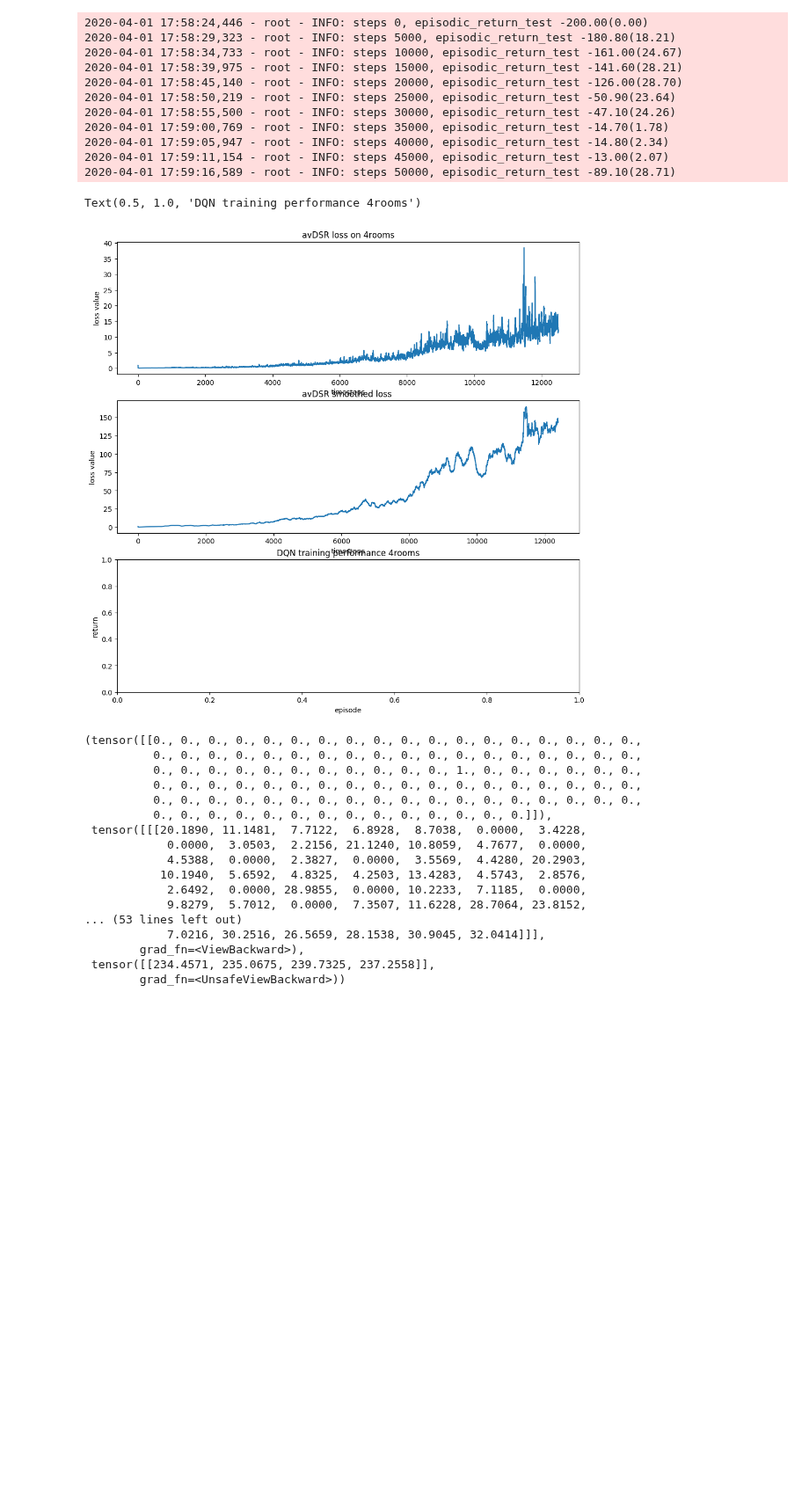
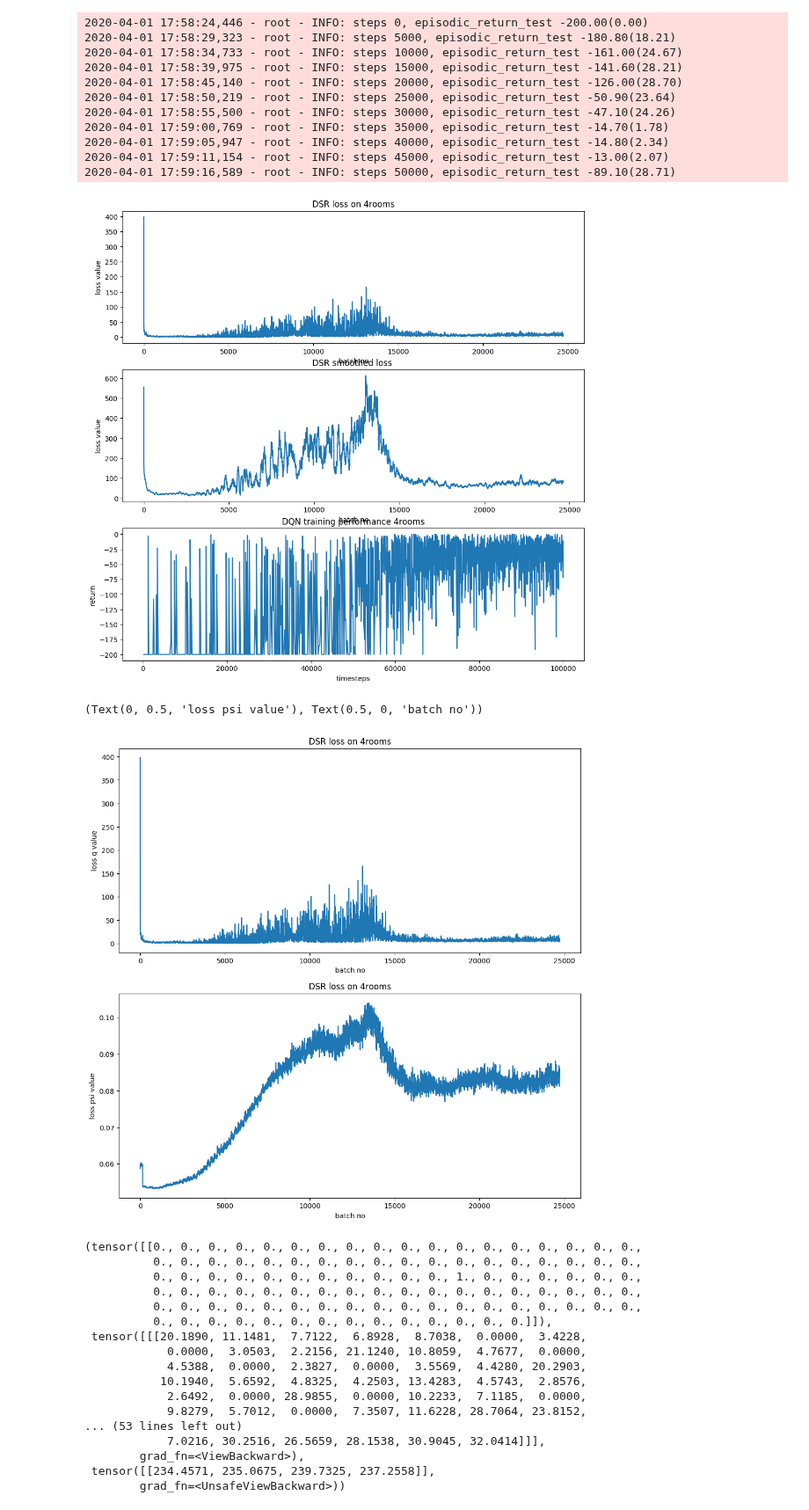
Before and after one commit to psurya1994/successor-feature-representations, a Jupyter notebook: test.ipynb, the cells around one changed output. Shown at 88% size. Cells and saved outputs as stored; diff of their text form; code cells hidden in the pictures; blank space fills up the shorter version.

```diff
--- a/test.ipynb
+++ b/test.ipynb
@@ -870,30 +863,44 @@ def convolve(points, kernelSize=5):
     array = np.convolve(points, np.ones(kernelSize), 'valid')
     return array
 # %%
-title = 'avDSR'
+obj = agent3
+title = 'DSR'
 plt.figure(figsize=(12,12),dpi=100)
 plt.subplot(311)
-plt.plot(convolve(agent0.loss_vec, kernelSize=11))
+plt.plot(convolve(obj.loss_vec, kernelSize=11))
 plt.title(title+' loss on 4rooms')
-plt.ylabel('loss value'), plt.xlabel('timesteps')
+plt.ylabel('loss value'), plt.xlabel('batch no')
 plt.subplot(312)
-plt.plot(convolve(agent0.loss_vec, kernelSize=111))
+plt.plot(convolve(obj.loss_vec, kernelSize=111))
 plt.title(title+' smoothed loss ')
-plt.ylabel('loss value'), plt.xlabel('timesteps')
+plt.ylabel('loss value'), plt.xlabel('batch no')
 plt.subplot(313)
-# plt.plot(returns[:,1])
-plt.xlabel('episode'), plt.ylabel('return')
+plt.plot(np.array(obj.returns)[:,0],np.array(obj.returns)[:,1])
+plt.xlabel('timesteps'), plt.ylabel('return')
 plt.title('DQN training performance 4rooms')
+plt.show()
+
+# plotting losses
+plt.figure(figsize=(12,12),dpi=100)
+plt.subplot(211)
+plt.plot(convolve(obj.loss_q_vec, kernelSize=11))
+plt.title(title+' loss on 4rooms')
+plt.ylabel('loss q value'), plt.xlabel('batch no')
+plt.subplot(212)
+plt.plot(convolve(obj.loss_psi_vec, kernelSize=11))
+plt.title(title+' loss on 4rooms')
+plt.ylabel('loss psi value'), plt.xlabel('batch no')
 
 # return
 # plt.plot(smooth_curve(agent1.loss_q_vec, factor=0.0))
 
 # plt.figure(figsize=(18,6),dpi=100)
 # plt.plot(smooth_curve(agent1.loss_psi_vec, factor=0.0))
 # plt.plot(agent.loss_vec)
 # %% [output]
+[figure, new version]
-Text(0.5, 1.0, 'DQN training performance 4rooms')
+(Text(0, 0.5, 'loss psi value'), Text(0.5, 0, 'batch no'))
-[figure, old version]
+[figure, added]
 # %%
 agent.network(tensor(state).unsqueeze(0))
 # %% [output]
```
Also changed, not shown: parts of 7 cells of this notebook, 1 other file.
